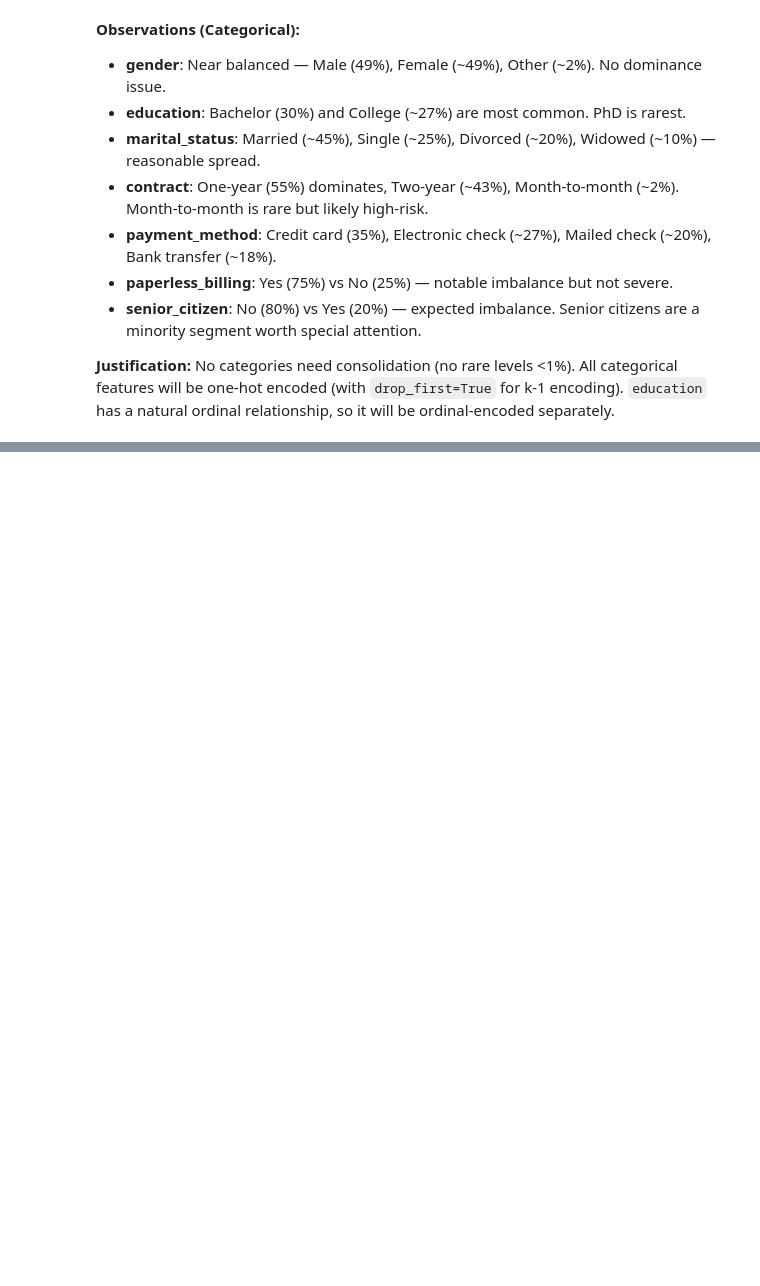
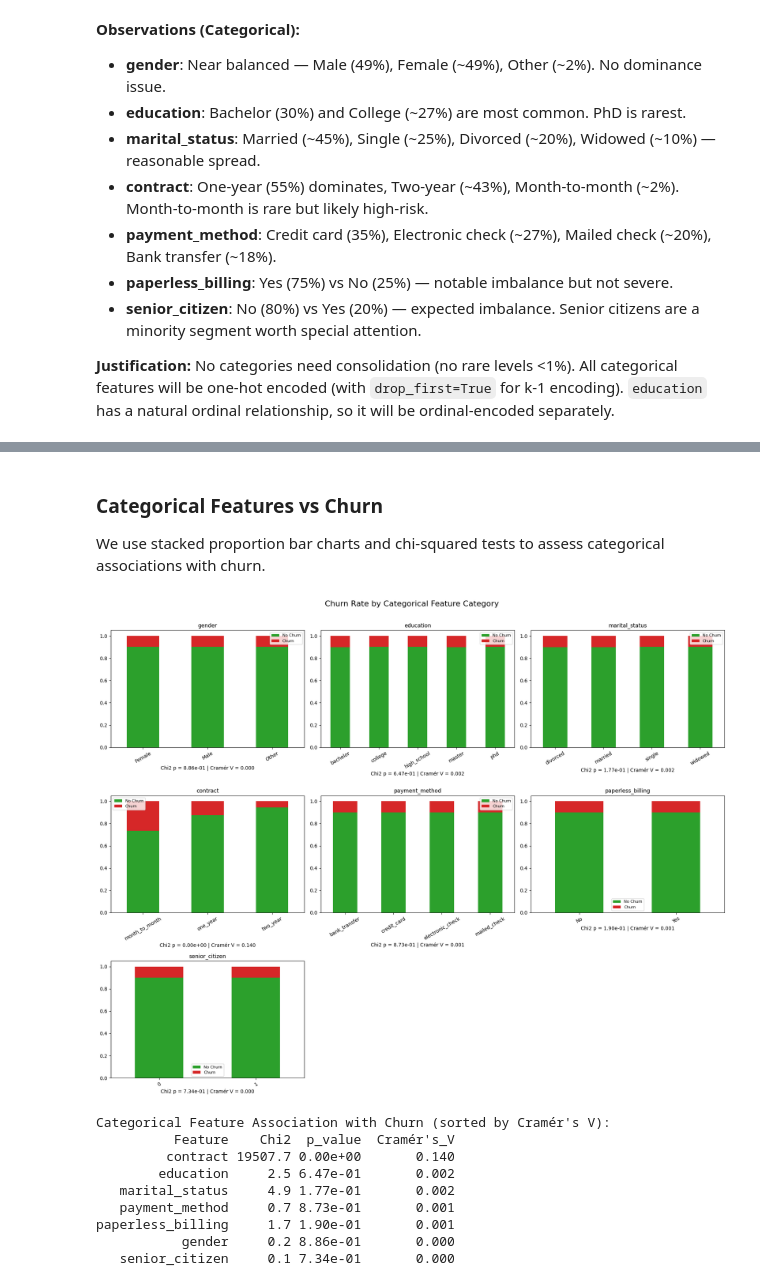
Before and after one commit to JamieTse-intern/Telecom-Customer-Churn-Analysis, a Jupyter notebook: customer_churn_prediction_1.ipynb, the cells around one changed output, grey strips where cells are left out. Cells and saved outputs as stored; diff of their text form; code cells hidden in the pictures; blank space fills up the shorter version.

```diff
--- a/customer_churn_prediction_1.ipynb
+++ b/customer_churn_prediction_1.ipynb
@@ -571,0 +655,42 @@ plt.show()
+# %% [markdown]
+### Categorical Features vs Churn
+
+We use stacked proportion bar charts and chi-squared tests to assess categorical associations with churn.
+# %%
+# Stacked proportional bar charts + chi-squared tests for categorical features
+from scipy.stats import chi2_contingency
+
+fig, axes = plt.subplots(3, 3, figsize=(18, 14))
+axes = axes.flatten()
+chi2_results = []
+for i, col in enumerate(cat_features):
+    ct = pd.crosstab(df1[col], df1['churn'], normalize='index')
+    ct.plot(kind='bar', stacked=True, ax=axes[i], color=['#2ca02c', '#d62728'])
+    axes[i].set_title(col, fontsize=11)
+    axes[i].legend(['No Churn', 'Churn'], fontsize=8)
+    axes[i].tick_params(axis='x', rotation=30)
+    chi2, p, dof, _ = chi2_contingency(pd.crosstab(df1[col], df1['churn']))
+    # Cramér's V for effect size
+    n = pd.crosstab(df1[col], df1['churn']).sum().sum()
+    cramers_v = np.sqrt(chi2 / (n * min(pd.crosstab(df1[col], df1['churn']).shape[0] - 1, 1)))
+    axes[i].set_xlabel(f'Chi2 p = {p:.2e} | Cramér V = {cramers_v:.3f}')
+    chi2_results.append({'Feature': col, 'Chi2': round(chi2, 1), 'p_value': f'{p:.2e}', "Cramér's_V": round(cramers_v, 3)})
+for j in range(i + 1, len(axes)):
+    fig.delaxes(axes[j])
+plt.suptitle('Churn Rate by Categorical Feature Category', fontsize=16, y=1.01)
+plt.tight_layout()
+plt.show()
+
+print('Categorical Feature Association with Churn (sorted by Cramér\'s V):')
+print(pd.DataFrame(chi2_results).sort_values("Cramér's_V", ascending=False).to_string(index=False))
+# %% [output]
+[figure, added]
+Categorical Feature Association with Churn (sorted by Cramér's V):
+          Feature    Chi2  p_value  Cramér's_V
+         contract 19507.7 0.00e+00       0.140
+        education     2.5 6.47e-01       0.002
+   marital_status     4.9 1.77e-01       0.002
+   payment_method     0.7 8.73e-01       0.001
+paperless_billing     1.7 1.90e-01       0.001
+           gender     0.2 8.86e-01       0.000
+   senior_citizen     0.1 7.34e-01       0.000
```
Also changed, not shown: parts of 9 cells of this notebook.
